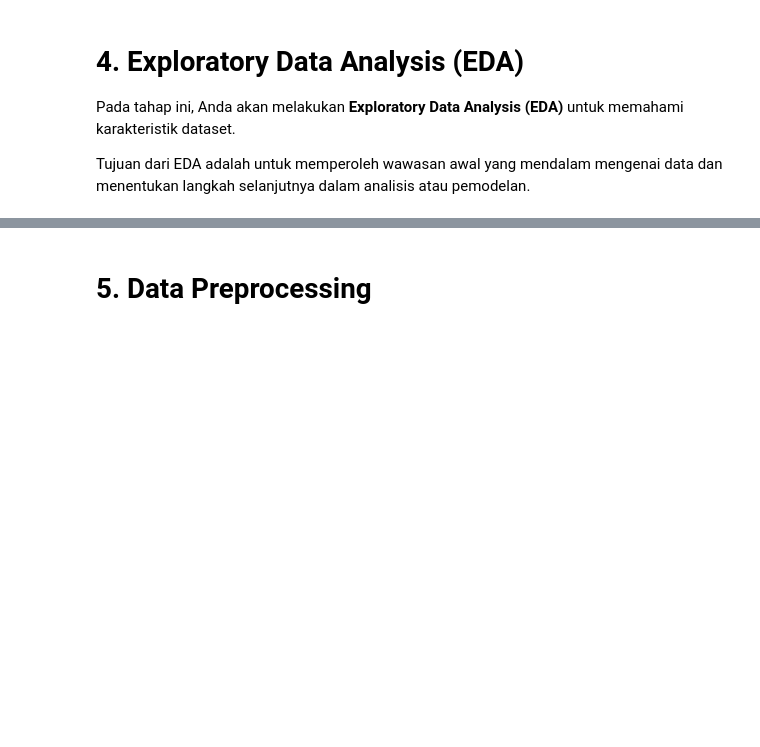
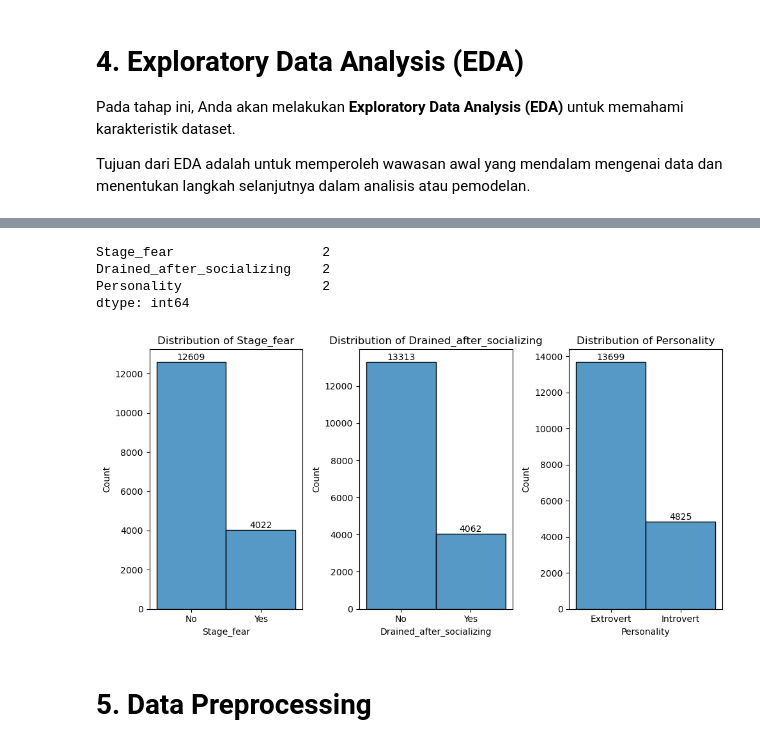
Before and after one commit to maulanasyaa/Eksperimen_SML_Maulana-Syarip-Abdurahman, a Jupyter notebook: preprocessing/Eksperimen_Maulana-Syarip-Abdurahman.ipynb, the cells around one changed output, grey strips where cells are left out. Saved outputs shown, nothing was run; the diff lists cells and outputs as text; code cells hidden in the pictures; blank space fills up the shorter version.

```diff
--- a/preprocessing/Eksperimen_Maulana-Syarip-Abdurahman.ipynb
+++ b/preprocessing/Eksperimen_Maulana-Syarip-Abdurahman.ipynb
@@ -31,0 +75,3 @@ Tujuan dari EDA adalah untuk memperoleh wawasan awal yang mendalam mengenai data
+# %%
+categorical_features = df.select_dtypes(include=np.object_).columns
+print(f"Categorical Features: {len(categorical_features)}")
@@ -32,3 +132,32 @@ Tujuan dari EDA adalah untuk memperoleh wawasan awal yang mendalam mengenai data
+# %%
+df[categorical_features].nunique()
+# %% [output]
+Stage_fear                   2
+Drained_after_socializing    2
+Personality                  2
+dtype: int64
+# %%
+n_cols = 3
+n_rows = int(np.ceil(len(categorical_features) / n_cols))
+
+# histogram
+fig, axes = plt.subplots(n_rows, n_cols, figsize=(10, 5))
+
+for ax, col in zip(axes.flatten(), categorical_features):
+    sns.histplot(
+        data=df,
+        x=col,
+        ax=ax,
+    )
+    ax.set_title(f"Distribution of {col}")
+
+    for container in ax.containers:
+        ax.bar_label(container)
+
+plt.tight_layout()
+plt.show()
+# %% [output]
+[figure, added]
 # %% [markdown]
 # **5. Data Preprocessing**
 # %% [markdown]
```
Also changed, not shown: parts of 18 cells of this notebook, 4 other files.
